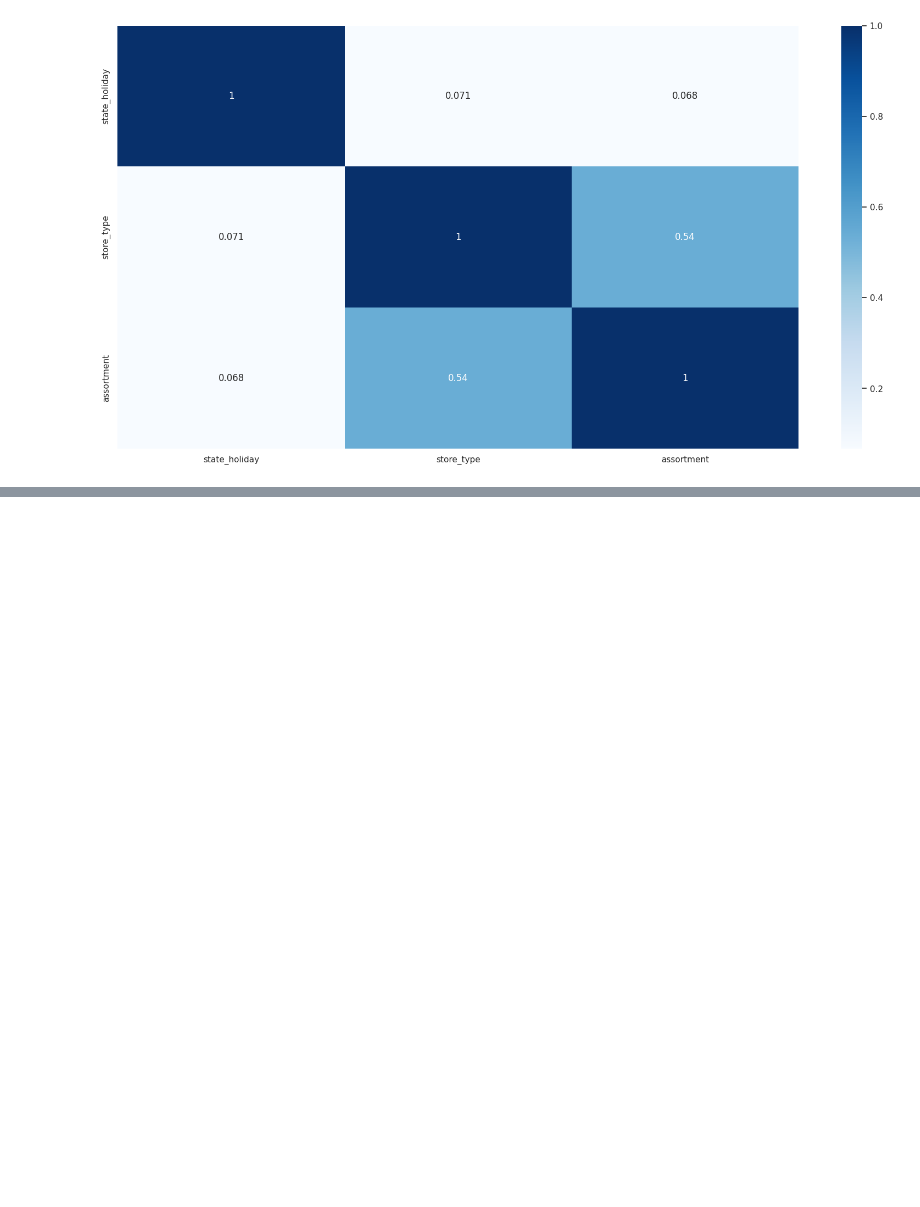
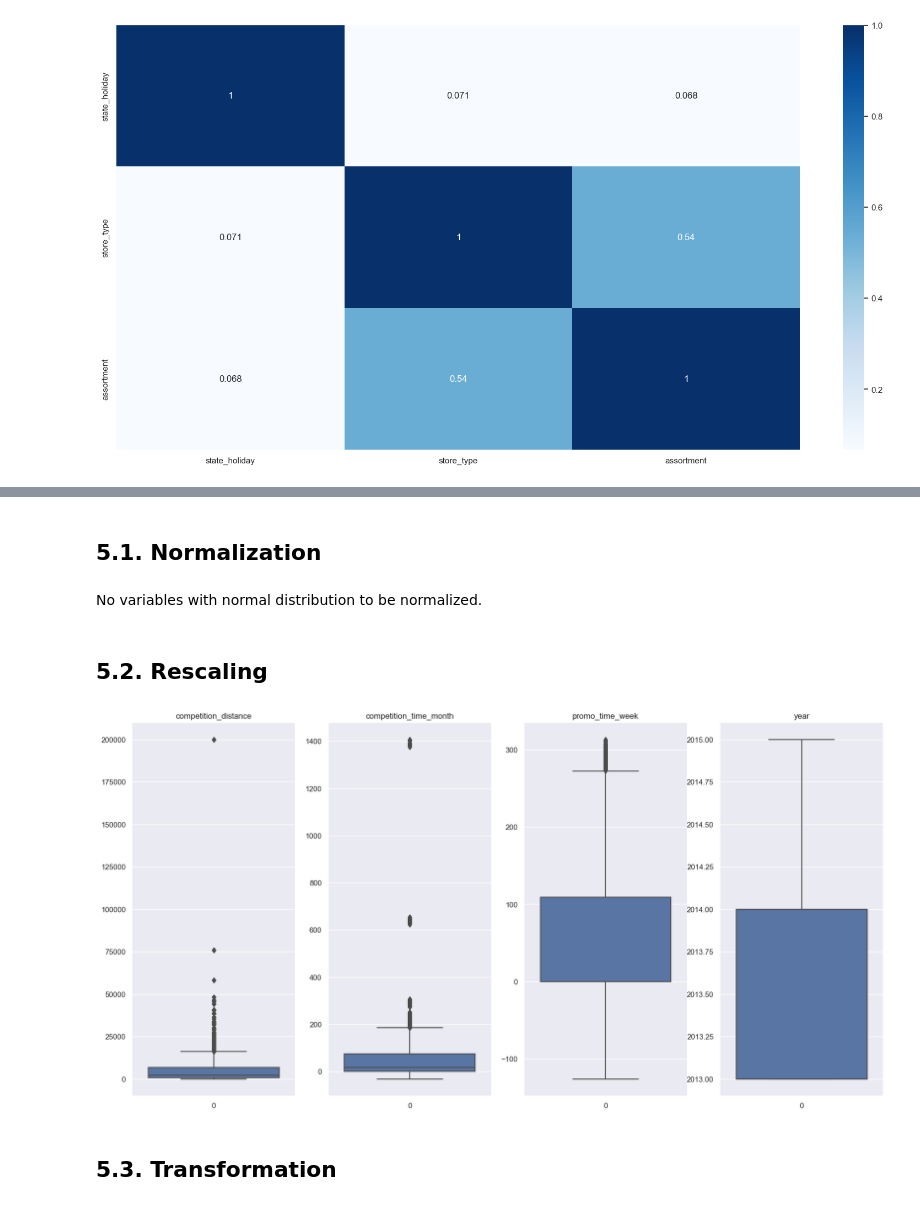
Before and after one commit to m4theus4ndr4de/regression-rossmann, a Jupyter notebook: store_sales_prediction.ipynb, the cells around one changed output, grey strips where cells are left out. Cells and saved outputs as stored; diff of their text form; code cells hidden in the pictures; blank space fills up the shorter version.

Commit message:
rescaling

```diff
--- a/store_sales_prediction.ipynb
+++ b/store_sales_prediction.ipynb
@@ -793,0 +797,2 @@ sns.heatmap(d, cmap="Blues", annot=True)
+# %%
+df5 = df4.copy()
@@ -793,0 +819,20 @@ sns.heatmap(d, cmap="Blues", annot=True)
+# %% [markdown]
+## 5.1. Normalization
+# %% [markdown]
+No variables with normal distribution to be normalized.
+# %% [markdown]
+## 5.2. Rescaling
+# %%
+plt.subplot(1, 4, 1)
+sns.boxplot(df5['competition_distance']).set(title='competition_distance');
+
+plt.subplot(1, 4, 2)
+sns.boxplot(df5['competition_time_month']).set(title='competition_time_month');
+
+plt.subplot(1, 4, 3)
+sns.boxplot(df5['promo_time_week']).set(title='promo_time_week');
+
+plt.subplot(1, 4, 4)
+sns.boxplot(df5['year']).set(title='year');
+# %% [output]
+[figure, added]
@@ -793,0 +850,2 @@ sns.heatmap(d, cmap="Blues", annot=True)
+# %% [markdown]
+## 5.3. Transformation
```
Also changed, not shown: parts of 15 cells of this notebook.
